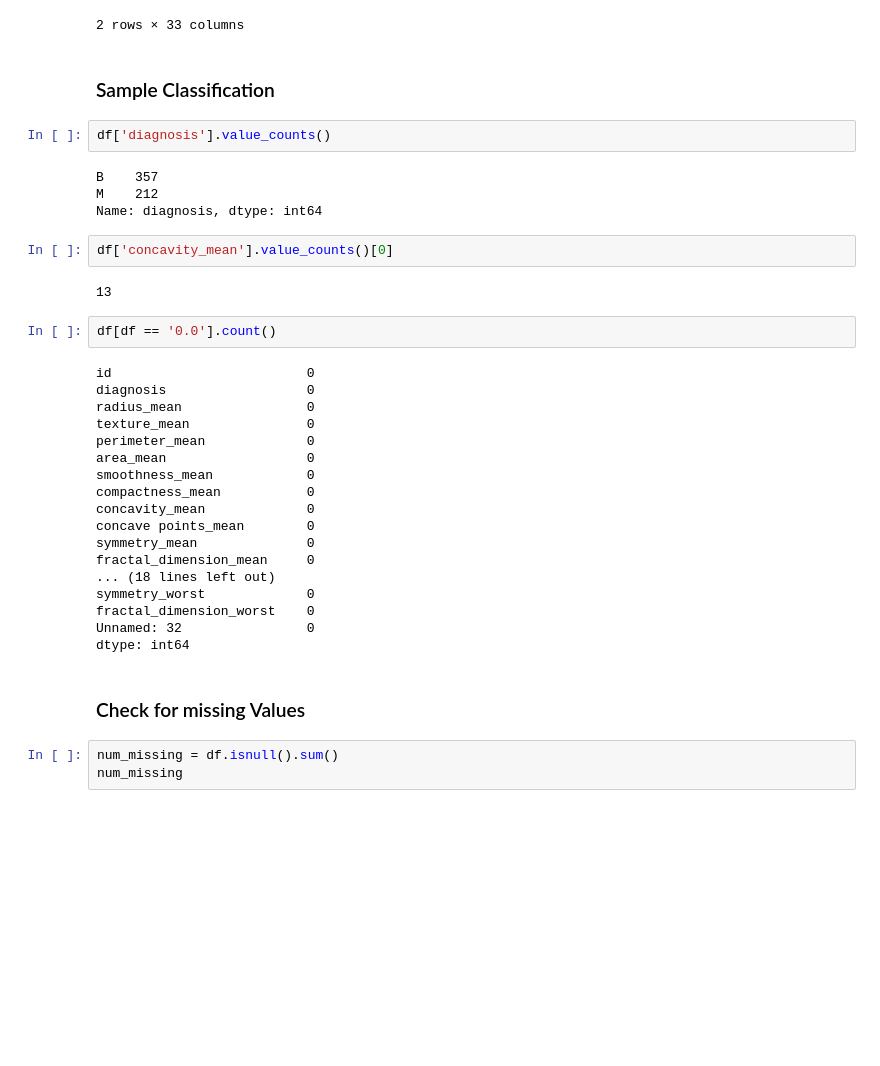
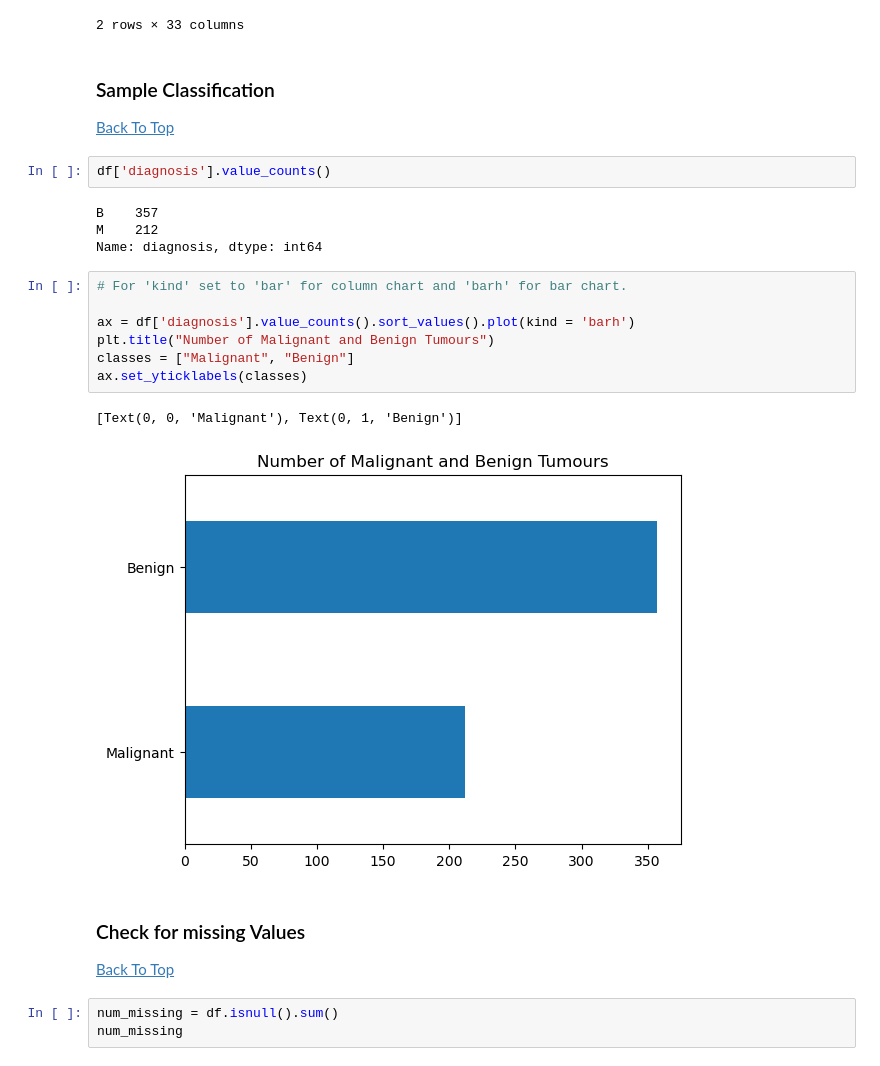
Before and after one commit to elainetynan/PfDA_Assignment2, a Jupyter notebook: PfDA_Assignment2.ipynb, the cells around one changed output. Drawn from its saved outputs; the diff is of its cells as text; blank space fills up the shorter version.

```diff
--- a/PfDA_Assignment2.ipynb
+++ b/PfDA_Assignment2.ipynb
@@ -87,40 +129,30 @@ df
 <a id='classification'></a>
 
 ### Sample Classification
+
+[Back To Top](#top)
 # %%
 df['diagnosis'].value_counts()
 # %% [output]
 B    357
 M    212
 Name: diagnosis, dtype: int64
-# %%
-df['concavity_mean'].value_counts()[0]
-# %% [output]
-13
-# %%
-df[df == '0.0'].count()
-# %% [output]
-id                         0
-diagnosis                  0
-radius_mean                0
-texture_mean               0
-perimeter_mean             0
-area_mean                  0
-smoothness_mean            0
-compactness_mean           0
-concavity_mean             0
-concave points_mean        0
-symmetry_mean              0
-fractal_dimension_mean     0
-... (18 lines left out)
-symmetry_worst             0
-fractal_dimension_worst    0
-Unnamed: 32                0
-dtype: int64
+# %%
+# For 'kind' set to 'bar' for column chart and 'barh' for bar chart.
+
+ax = df['diagnosis'].value_counts().sort_values().plot(kind = 'barh')
+plt.title("Number of Malignant and Benign Tumours")
+classes = ["Malignant", "Benign"]
+ax.set_yticklabels(classes)
+# %% [output]
+[Text(0, 0, 'Malignant'), Text(0, 1, 'Benign')]
+[figure, added]
 # %% [markdown]
 <a id="checkmissing"></a>
 
 ### Check for missing Values
+
+[Back To Top](#top)
 # %%
 num_missing = df.isnull().sum()
 num_missing
```
Also changed, not shown: parts of 17 cells of this notebook, 1 other file.
